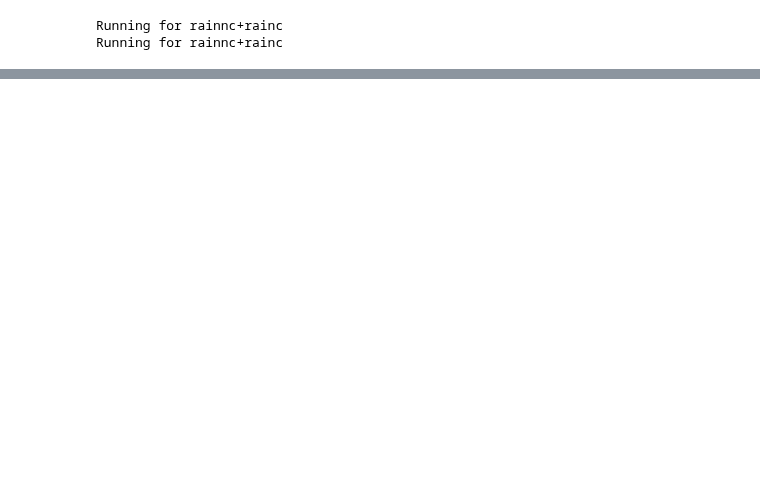
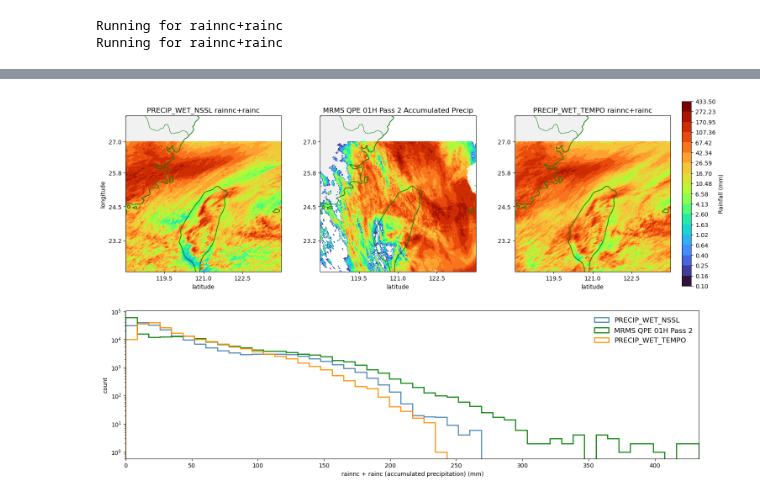
Before and after one commit to torrilab/Regional-MPAS-Project, a Jupyter notebook: CodeFiles/DataAnalysis/Observation_Data/PRECIP/RainfallHistogram/RainfallHistogram.ipynb, the cells around one changed output, grey strips where cells are left out. Drawn from its saved outputs; the diff is of its cells as text; code cells hidden in the pictures; blank space fills up the shorter version.

```diff
--- a/CodeFiles/DataAnalysis/Observation_Data/PRECIP/RainfallHistogram/RainfallHistogram.ipynb
+++ b/CodeFiles/DataAnalysis/Observation_Data/PRECIP/RainfallHistogram/RainfallHistogram.ipynb
@@ -133,3 +133,28 @@ for mod in modules:
 # %%
 ####################################
 #GETTING PRECIP DATA
+# %%
+#LOADING DATA
+import struct
+filePath = "CB_GC_PCP_1H_RAD.20220606.0400"
+Ny = 441; Nx = 561
+f=open(filePath,'rb')
+header=f.read(170) # header
+rain=np.reshape(struct.unpack('@'+str(Ny*Nx)+'h',f.read(Ny*Nx*2)),[Ny,Nx],'F')
+rain = rain / 4 #converting from units of 0.25 mm to mm
+rain[rain<0] = np.nan
+
+
+#GETTING COORDINATES
+def BuildQPELonLat(nx, ny):
+    dx = 12.5 / 1000.0
+    lon0 = 118.0
+    lat0 = 27.0
+
+    lon = lon0 + dx * np.arange(nx)
+    lat = lat0 - dx * np.arange(ny)
+
+    qpeLon, qpeLat = np.meshgrid(lon, lat)
+    return qpeLon, qpeLat
+ny, nx = rain.shape
+qpeLon, qpeLat = BuildQPELonLat(nx, ny)
@@ -777,10 +849,12 @@ def PlotRainHistograms(axes, rain_NSSL, rain_TEMPO, precipData_T_Subset):
 # %%
 fig, axes = CreateFigure_3x1Combo(figsize=(15,10))
 
 PlotRainContours(axes, rain_NSSL_interp_whited, rain_TEMPO_interp_whited, precipData_T_Subset.latitude.values, precipData_T_Subset.longitude.values, clim,
                  ModelData_NSSL, ModelData_TEMPO,
                  precipData_T_Subset_whited)
 
 PlotRainHistograms(axes, rain_NSSL_interp, rain_TEMPO_interp, precipData_T_Subset)
 
-SaveFigure(fig, ModelData1=ModelData_NSSL, ModelData2=ModelData_TEMPO)
+# SaveFigure(fig, ModelData1=ModelData_NSSL, ModelData2=ModelData_TEMPO)
+# %% [output]
+[figure, added]
```
Also changed, not shown: parts of 6 cells of this notebook.
